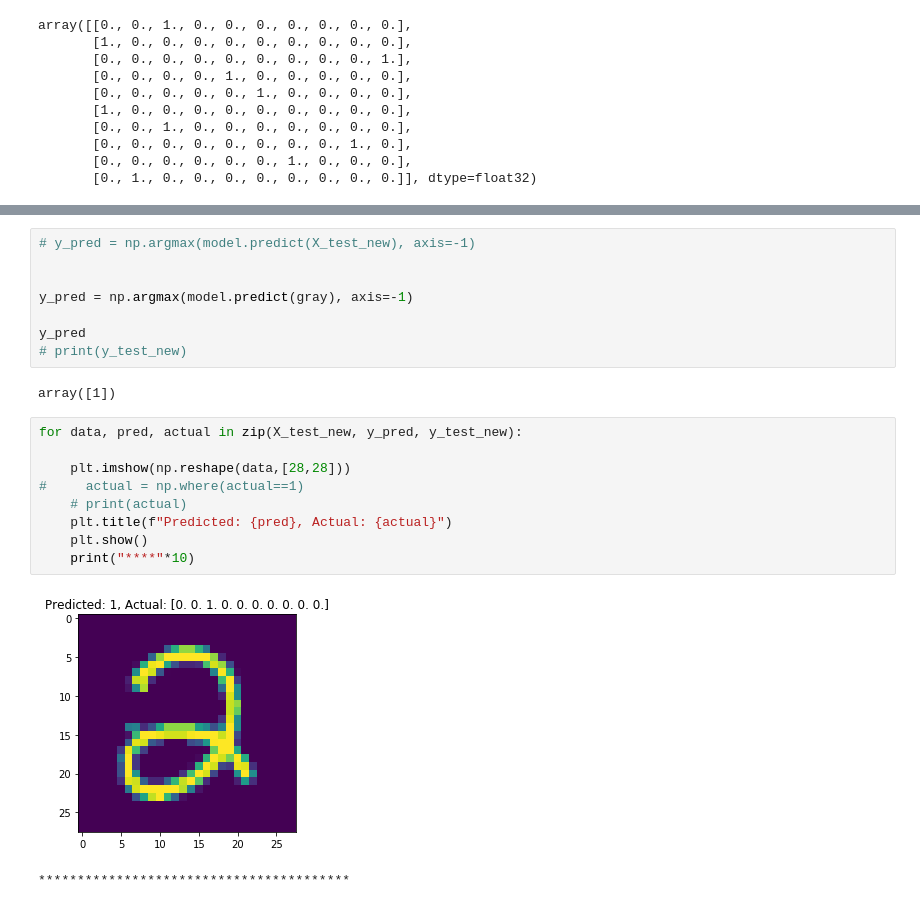
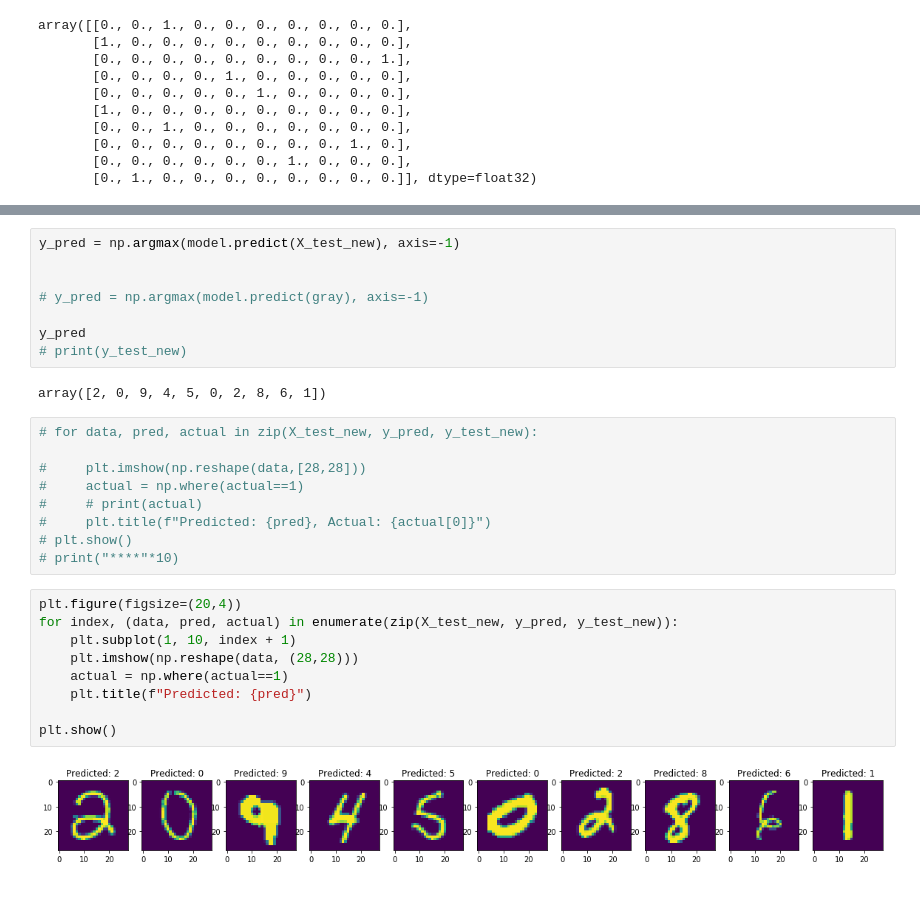
Before and after one commit to Fazleem/Digit_Recognizer, a Jupyter notebook: src/Image_Recognition_CNN.ipynb, the cells around one changed output, grey strips where cells are left out. Saved outputs shown, nothing was run; the diff lists cells and outputs as text.

Commit message:
make changes to the plots

```diff
--- a/src/Image_Recognition_CNN.ipynb
+++ b/src/Image_Recognition_CNN.ipynb
@@ -248,22 +248,30 @@ gray.shape
 # %%
-# y_pred = np.argmax(model.predict(X_test_new), axis=-1)
+y_pred = np.argmax(model.predict(X_test_new), axis=-1)
 
 
-y_pred = np.argmax(model.predict(gray), axis=-1)
+# y_pred = np.argmax(model.predict(gray), axis=-1)
 
 y_pred
 # print(y_test_new)
 # %% [output]
-array([1])
+array([2, 0, 9, 4, 5, 0, 2, 8, 6, 1])
 # %%
-for data, pred, actual in zip(X_test_new, y_pred, y_test_new):
+# for data, pred, actual in zip(X_test_new, y_pred, y_test_new):
 
-    plt.imshow(np.reshape(data,[28,28]))
+#     plt.imshow(np.reshape(data,[28,28]))
 #     actual = np.where(actual==1)
-    # print(actual)
-    plt.title(f"Predicted: {pred}, Actual: {actual}")
-    plt.show()
-    print("****"*10)
+#     # print(actual)
+#     plt.title(f"Predicted: {pred}, Actual: {actual[0]}")
+# plt.show()
+# print("****"*10)
-# %% [output]
-[figure, removed]
-****************************************
+# %%
+plt.figure(figsize=(20,4))
+for index, (data, pred, actual) in enumerate(zip(X_test_new, y_pred, y_test_new)):
+    plt.subplot(1, 10, index + 1)
+    plt.imshow(np.reshape(data, (28,28)))
+    actual = np.where(actual==1)
+    plt.title(f"Predicted: {pred}")
+
+plt.show()
+# %% [output]
+[figure, added]
```
Also changed, not shown: parts of 4 cells of this notebook, 3 other files.
